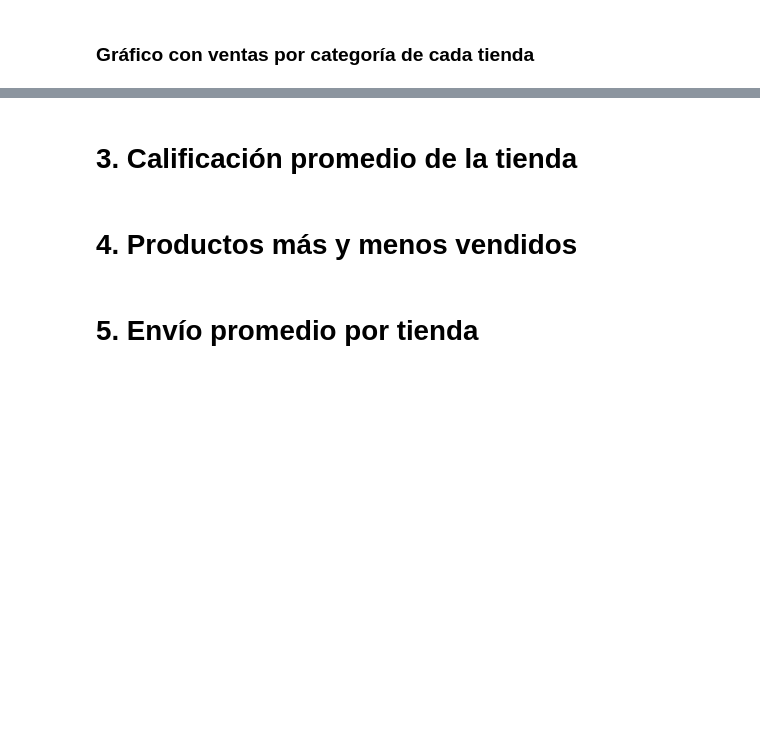
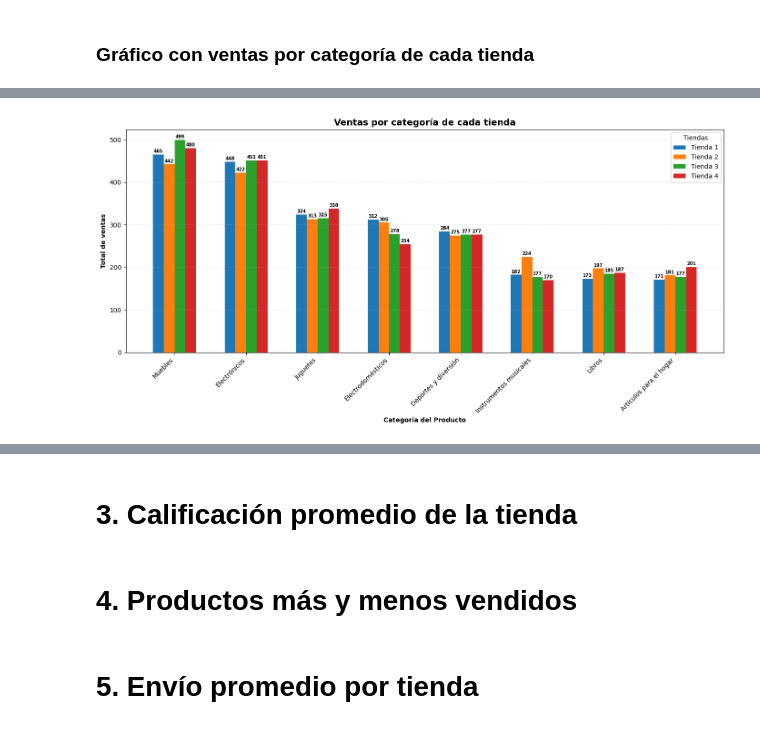
Before and after one commit to JharleCompres/Analisis-de-datos-Alura-Store, a Jupyter notebook: AluraStore.ipynb, the cells around one changed output, grey strips where cells are left out. Drawn from its saved outputs; the diff is of its cells as text; code cells hidden in the pictures; blank space fills up the shorter version.

```diff
--- a/AluraStore.ipynb
+++ b/AluraStore.ipynb
@@ -378,0 +315,15 @@ ventas_categoria_tienda4
+# %%
+#Dataframe que contiene los datos de cada tienda
+df_por_categoria = [tienda,tienda2,tienda3,tienda4]
+
+# Lista que contiene los resultados de cada tienda
+ventas_por_categoria = []
+
+for c,d in enumerate(df_por_categoria):
+  # Agrupa por categorías y productos
+  temp_df = d.groupby("Categoría del Producto")["Producto"].count().reset_index(name="Total_ventas").sort_values(by="Total_ventas",ascending=False)
+  # Agrega una columna al dataframe con el numero de la tienda
+  temp_df["Tienda"] = c + 1
+  ventas_por_categoria.append(temp_df)
+# Muestra el resultado
+ventas_por_categoria
@@ -412,0 +350,67 @@ plt.show()
+# %%
+# Importamos las librerías
+import numpy as np
+import matplotlib.pyplot as plt
+
+# Unimos las ventas de las tiendas
+df_total = pd.concat(ventas_por_categoria, ignore_index=True)
+
+# Categorías y tiendas
+categorias = df_total["Categoría del Producto"].unique()
+tiendas = sorted(df_total["Tienda"].unique())
+
+# Posiciones base en X
+x = np.arange(len(categorias))
+
+# Ancho de cada barra
+width = 0.15
+
+plt.figure(figsize=(14,7))
+
+for i, tienda in enumerate(tiendas):
+    subset = df_total[df_total["Tienda"] == tienda]
+
+    # Reordenar categorías para que coincidan con el eje X
+    subset = subset.set_index("Categoría del Producto").loc[categorias].reset_index()
+
+    # Dibujar barras
+    bars = plt.bar(
+        x + (i * width),
+        subset["Total_ventas"],
+        width=width,
+        label=f"Tienda {tienda}"
+    )
+
+    # Agregar etiquetas encima de cada barra
+    for bar in bars:
+        height = bar.get_height()
+        plt.text(
+            bar.get_x() + bar.get_width()/2,
+            height + 2,
+            str(height),
+            ha='center',
+            va='bottom',
+            fontsize=7,
+            weight='bold'
+        )
+
+# Ajuste de etiquetas del eje X
+plt.xticks(
+    x + width * (len(tiendas) / 2 - 0.5),
+    categorias,
+    rotation=45,
+    ha="right"
+)
+
+# Detalles agregados al gráfico
+plt.title("Ventas por categoría de cada tienda", fontsize=14, weight="bold")
+plt.xlabel("Categoría del Producto", weight="bold")
+plt.ylabel("Total de ventas", weight="bold")
+plt.legend(title="Tiendas")
+plt.grid(axis="y", linestyle="--", alpha=0.3)
+
+# Muestra el gráfico
+plt.tight_layout()
+plt.show()
+# %% [output]
+[figure, added]
```
Also changed, not shown: parts of 29 cells of this notebook.
